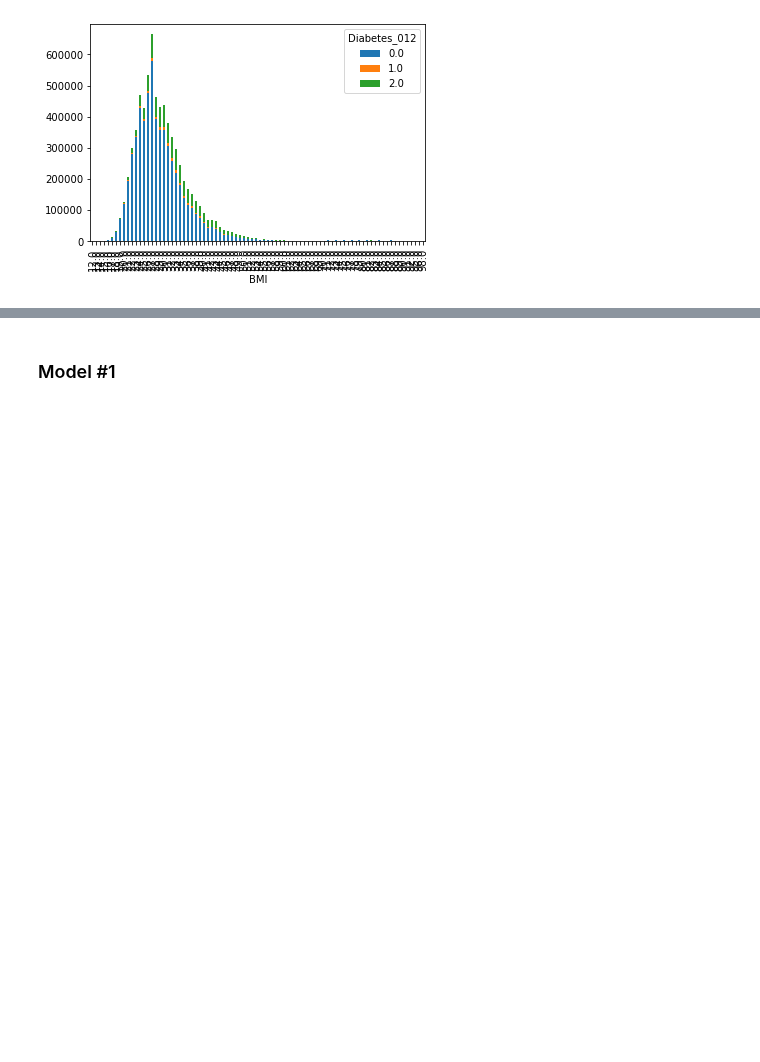
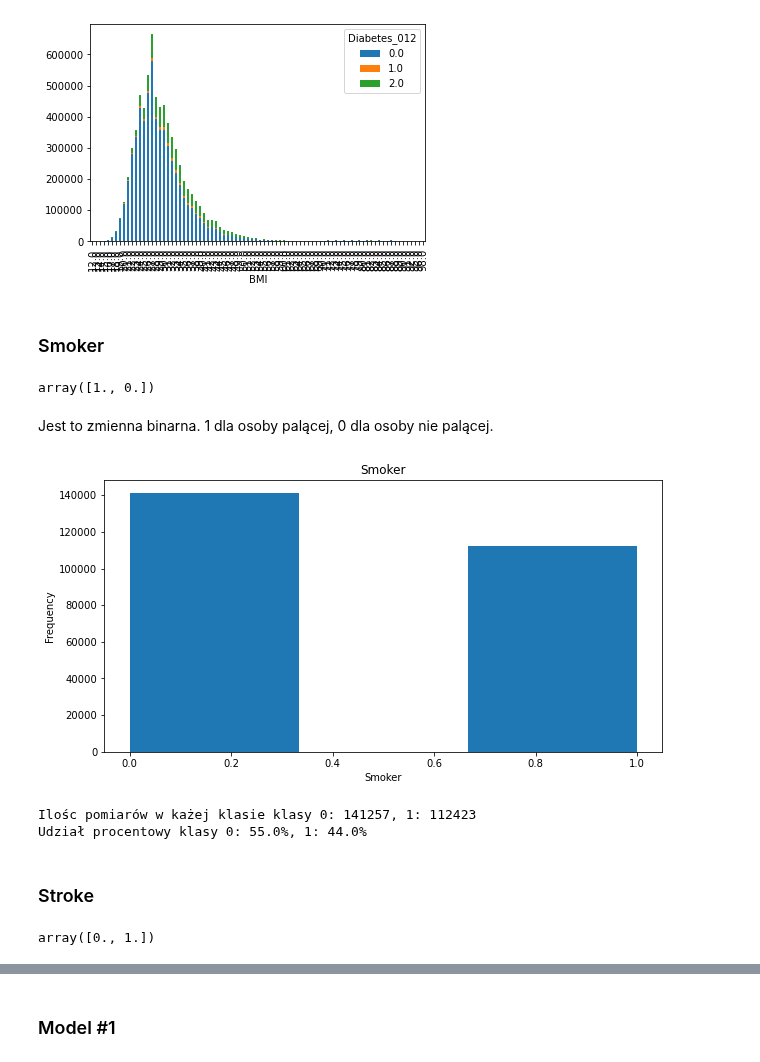
Before and after one commit to CarJung/Uni, a Jupyter notebook: diabetes/Projekt.ipynb, the cells around one changed output, grey strips where cells are left out. Saved outputs shown, nothing was run; the diff lists cells and outputs as text; code cells hidden in the pictures; blank space fills up the shorter version.

```diff
--- a/diabetes/Projekt.ipynb
+++ b/diabetes/Projekt.ipynb
@@ -196,3 +196,30 @@ df_agg.plot(kind='bar', stacked=True)
 # %% [output]
 <AxesSubplot:xlabel='BMI'>
 [figure]
+# %% [markdown]
+### Smoker
+# %%
+data.Smoker.unique()
+# %% [output]
+array([1., 0.])
+# %% [markdown]
+Jest to zmienna binarna. 1 dla osoby palącej, 0 dla osoby nie palącej.
+# %%
+plot_histogram(data, 'Smoker', 'Smoker',bins=3)
+# %% [output]
+[figure, added]
+# %%
+data_perc = data.Smoker.value_counts()*100/len(data)
+data_count  = data.Smoker.value_counts()
+
+print(f"Ilośc pomiarów w każej klasie klasy 0: {data_count[0]}, 1: {data_count[1]}")
+print(f"Udział procentowy klasy 0: {np.floor(data_perc[0])}%, 1: {np.floor(data_perc[1])}%")
+# %% [output]
+Ilośc pomiarów w każej klasie klasy 0: 141257, 1: 112423
+Udział procentowy klasy 0: 55.0%, 1: 44.0%
+# %% [markdown]
+### Stroke
+# %%
+data.Stroke.unique()
+# %% [output]
+array([0., 1.])
```
Also changed, not shown: parts of 14 cells of this notebook.
